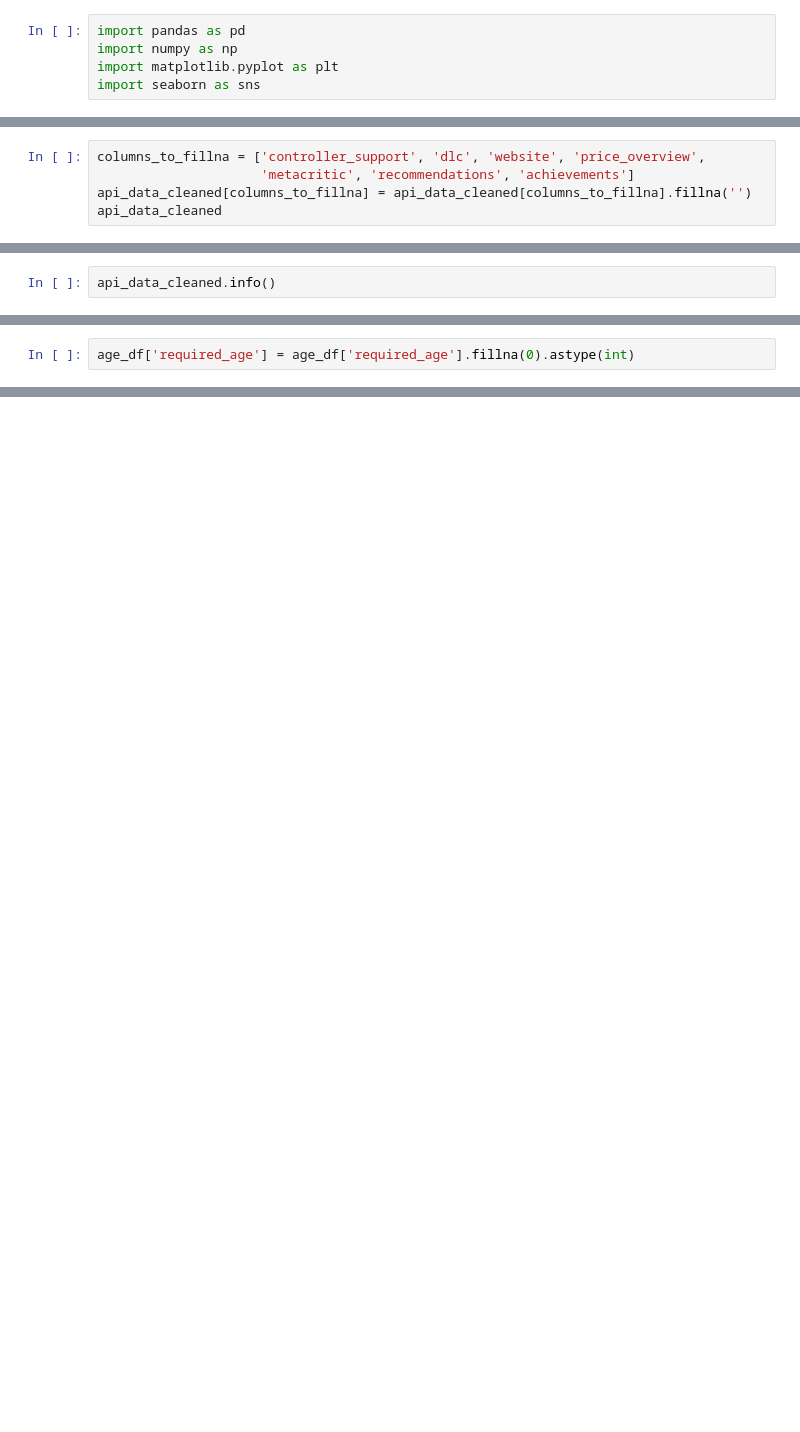
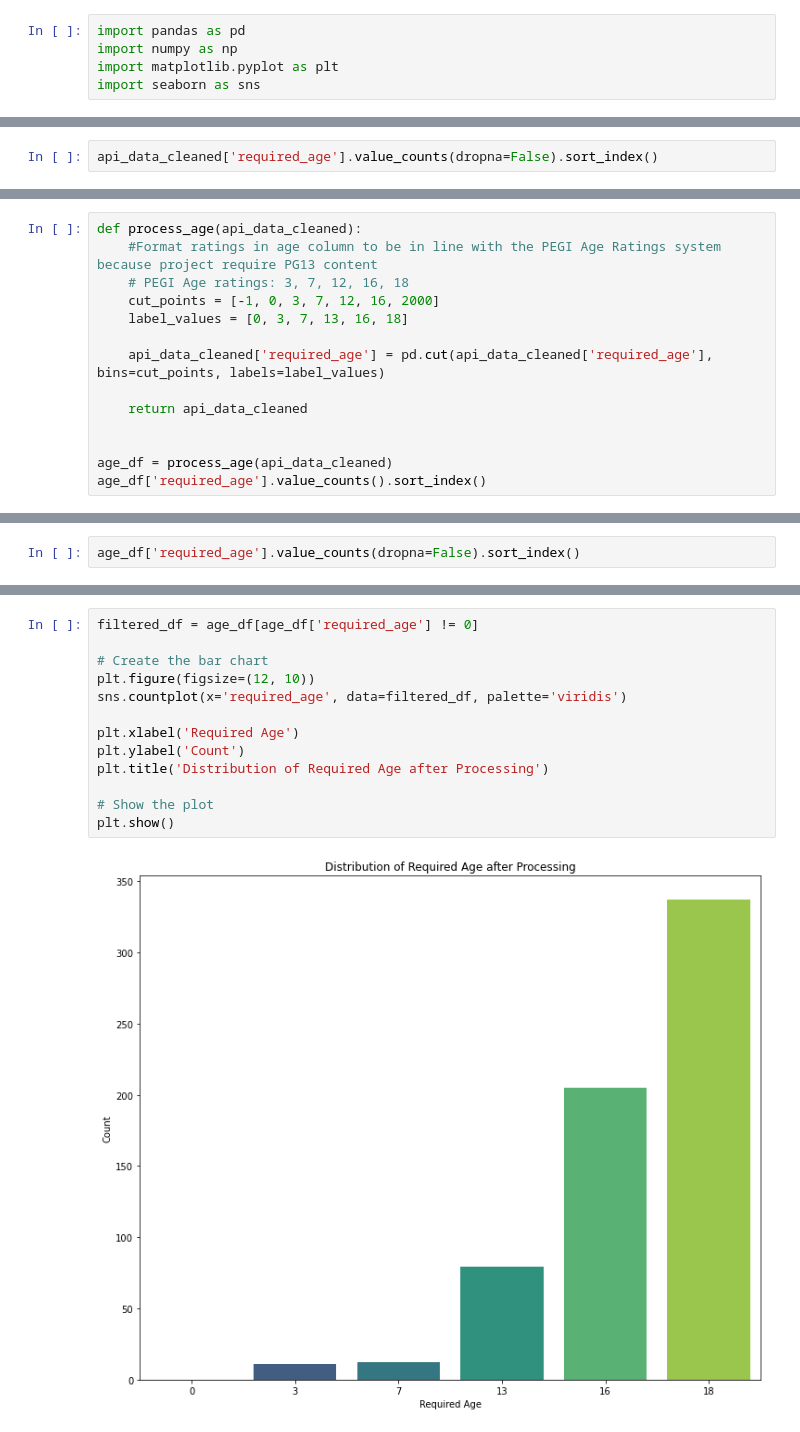
Before and after one commit to PranitKatwe/SteamPlay-Recommender, a Jupyter notebook: Machine Learning Cleaning API data.ipynb, the cells around one changed output, grey strips where cells are left out. Cells and saved outputs as stored; diff of their text form; blank space fills up the shorter version.

```diff
--- a/Machine Learning Cleaning API data.ipynb
+++ b/Machine Learning Cleaning API data.ipynb
@@ -153,6 +181,3 @@ api_data_cleaned
 # %%
-columns_to_fillna = ['controller_support', 'dlc', 'website', 'price_overview',
-                     'metacritic', 'recommendations', 'achievements']
-api_data_cleaned[columns_to_fillna] = api_data_cleaned[columns_to_fillna].fillna('')
-api_data_cleaned
+api_data_cleaned['required_age'].value_counts(dropna=False).sort_index()
 # %% [output]
@@ -177,3 +203,15 @@ See the caveats in the documentation: https://pandas.pydata.org/pandas-docs/stab
 # %%
-api_data_cleaned.info()
+def process_age(api_data_cleaned):
+    #Format ratings in age column to be in line with the PEGI Age Ratings system because project require PG13 content
+    # PEGI Age ratings: 3, 7, 12, 16, 18
+    cut_points = [-1, 0, 3, 7, 12, 16, 2000]
+    label_values = [0, 3, 7, 13, 16, 18]
+
+    api_data_cleaned['required_age'] = pd.cut(api_data_cleaned['required_age'], bins=cut_points, labels=label_values)
+
+    return api_data_cleaned
+
+
+age_df = process_age(api_data_cleaned)
+age_df['required_age'].value_counts().sort_index()
 # %% [output]
@@ -311,3 +264,3 @@ dtype: int64
 # %%
-age_df['required_age'] = age_df['required_age'].fillna(0).astype(int)
+age_df['required_age'].value_counts(dropna=False).sort_index()
 # %% [output]
@@ -319 +274,16 @@ See the caveats in the documentation: https://pandas.pydata.org/pandas-docs/stab
+# %%
+filtered_df = age_df[age_df['required_age'] != 0]
+
+# Create the bar chart
+plt.figure(figsize=(12, 10))
+sns.countplot(x='required_age', data=filtered_df, palette='viridis')
+
+plt.xlabel('Required Age')
+plt.ylabel('Count')
+plt.title('Distribution of Required Age after Processing')
+
+# Show the plot
+plt.show()
+# %% [output]
+[figure, added]
 # %%
```
Also changed, not shown: parts of 51 cells of this notebook, 1 other file.
